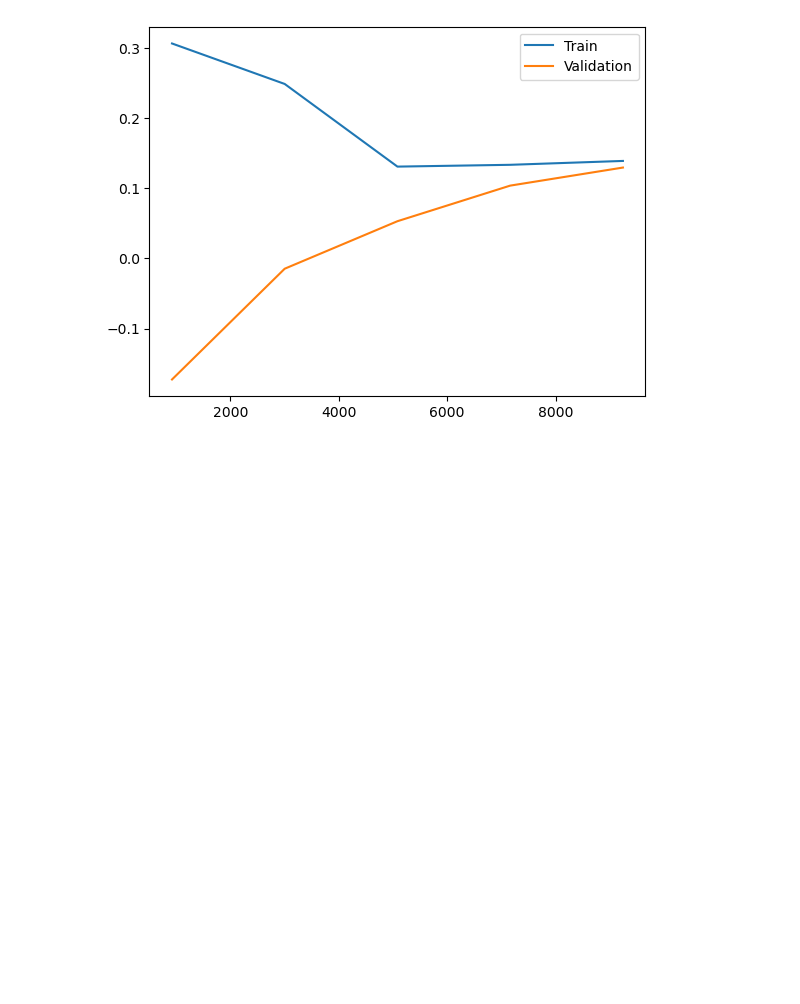
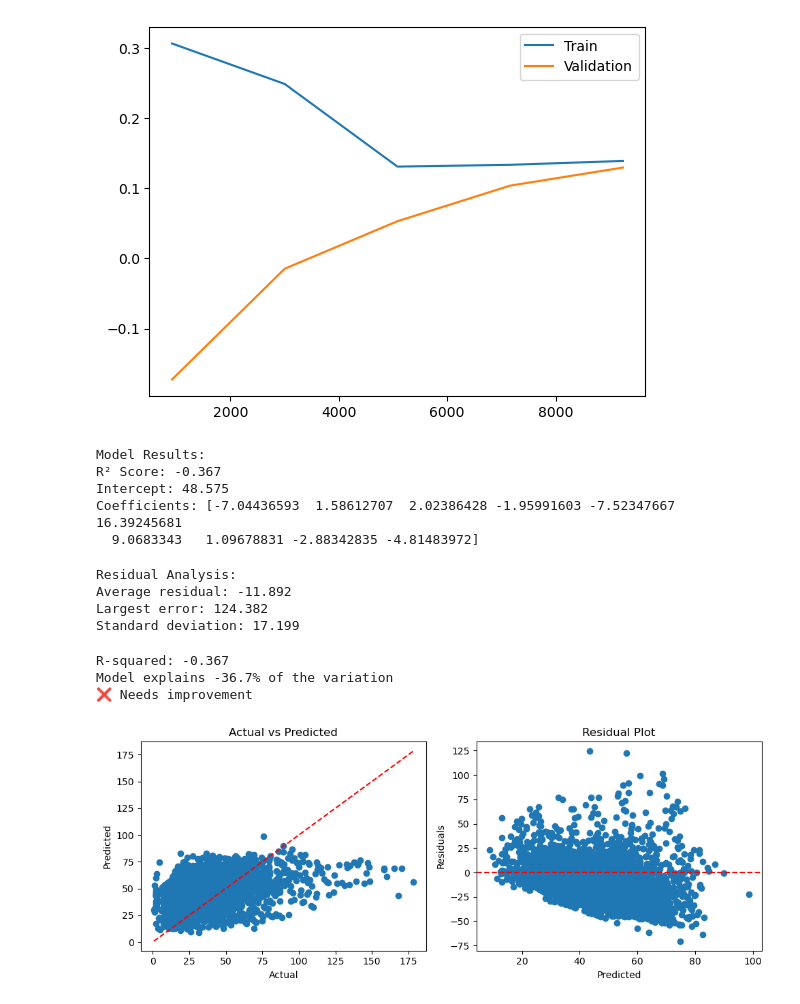
Before and after one commit to FedorSulaev/air-quality-predictor, a Jupyter notebook: notebooks/04_model_development.ipynb, the cells around one changed output. Cells and saved outputs as stored; diff of their text form; code cells hidden in the pictures; blank space fills up the shorter version.

Commit message:
feat: Model evaluation

```diff
--- a/notebooks/04_model_development.ipynb
+++ b/notebooks/04_model_development.ipynb
@@ -233,3 +233,73 @@ plt.legend()
 plt.show()
 # %% [output]
 [figure]
+# %%
+model = LinearRegression()
+model.fit(X_train, y_train)
+
+print("Model Results:")
+print(f"R² Score: {model.score(X_test, y_test):.3f}")
+print(f"Intercept: {model.intercept_:.3f}")
+print(f"Coefficients: {model.coef_}")
+# %% [output]
+Model Results:
+R² Score: -0.367
+Intercept: 48.575
+Coefficients: [-7.04436593  1.58612707  2.02386428 -1.95991603 -7.52347667 16.39245681
+  9.0683343   1.09678831 -2.88342835 -4.81483972]
+# %%
+predictions = model.predict(X_test)
+residuals = y_test - predictions
+
+print("Residual Analysis:")
+print(f"Average residual: {residuals.mean():.3f}")
+print(f"Largest error: {abs(residuals).max():.3f}")
+print(f"Standard deviation: {residuals.std():.3f}")
+# %% [output]
+Residual Analysis:
+Average residual: -11.892
+Largest error: 124.382
+Standard deviation: 17.199
+# %%
+r2 = model.score(X_test, y_test)
+
+print(f"R-squared: {r2:.3f}")
+print(f"Model explains {r2*100:.1f}% of the variation")
+
+if r2 > 0.7:
+    print("✅ Good model!")
+elif r2 > 0.5:
+    print("⚠️ Okay model")
+else:
+    print("❌ Needs improvement")
+# %% [output]
+R-squared: -0.367
+Model explains -36.7% of the variation
+❌ Needs improvement
+# %%
+# Simple diagnostic plots
+predictions = model.predict(X_test)
+residuals = y_test - predictions
+
+# Plot 1: Actual vs Predicted
+plt.figure(figsize=(10, 4))
+
+plt.subplot(1, 2, 1)
+plt.scatter(y_test, predictions)
+plt.plot([y_test.min(), y_test.max()], [y_test.min(), y_test.max()], 'r--')
+plt.xlabel('Actual')
+plt.ylabel('Predicted')
+plt.title('Actual vs Predicted')
+
+# Plot 2: Residuals
+plt.subplot(1, 2, 2)
+plt.scatter(predictions, residuals)
+plt.axhline(y=0, color='r', linestyle='--')
+plt.xlabel('Predicted')
+plt.ylabel('Residuals')
+plt.title('Residual Plot')
+
+plt.tight_layout()
+plt.show()
+# %% [output]
+[figure, added]
```
Also changed, not shown: parts of 5 cells of this notebook.
